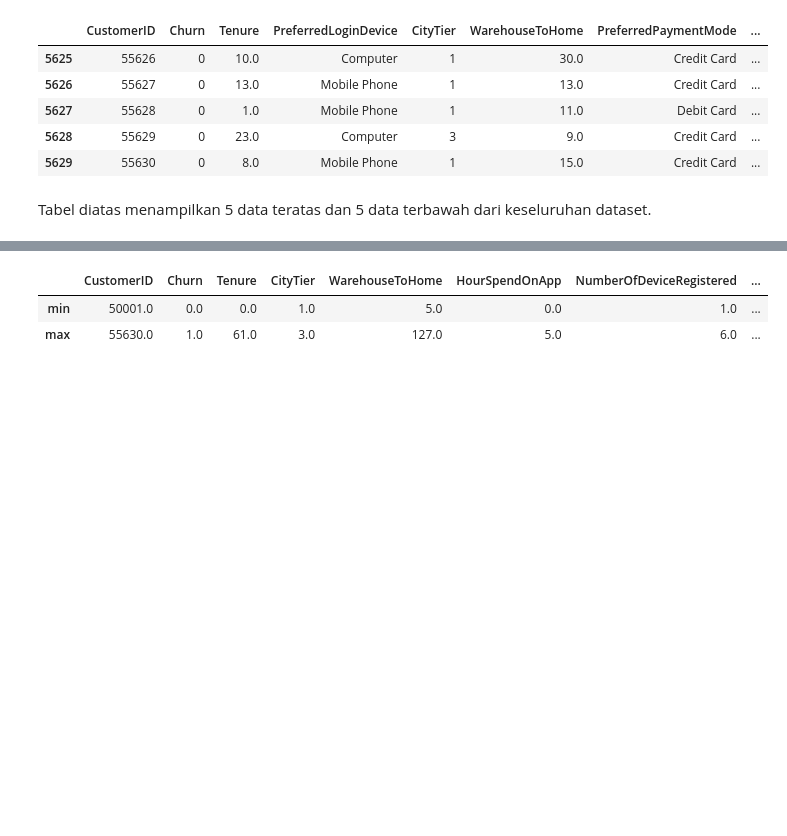
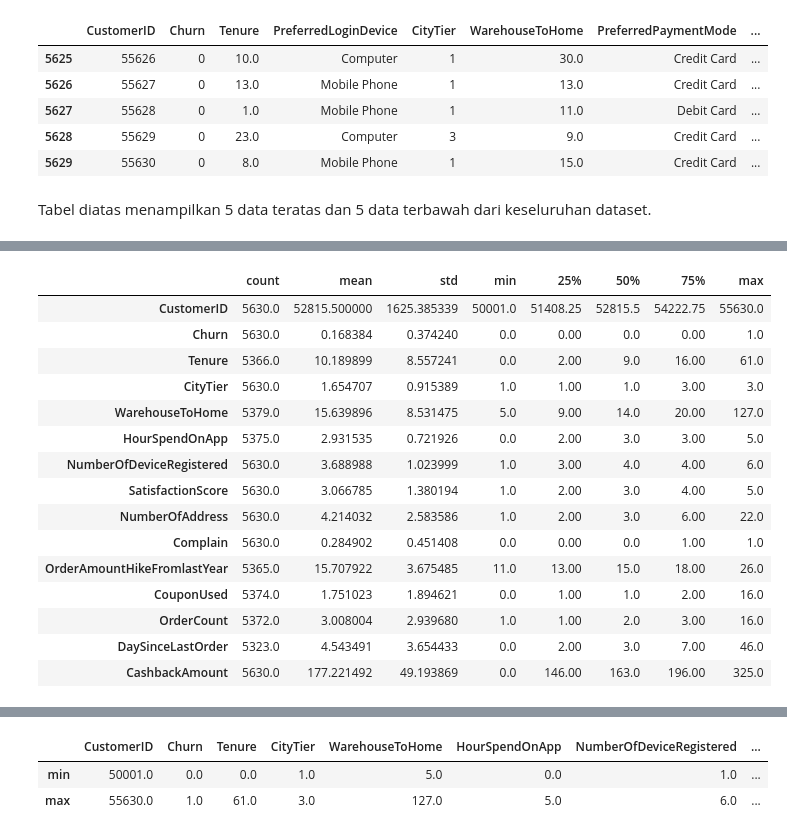
Before and after one commit to tasiamdln/E_Commerce_Churn_Analysis_ML, a Jupyter notebook: E_Commerce_Churn_Classification_and_Data_Analysis.ipynb, the cells around one changed output, grey strips where cells are left out. Drawn from its saved outputs; the diff is of its cells as text; code cells hidden in the pictures; blank space fills up the shorter version.

```diff
--- a/E_Commerce_Churn_Classification_and_Data_Analysis.ipynb
+++ b/E_Commerce_Churn_Classification_and_Data_Analysis.ipynb
@@ -131,0 +137,20 @@ memory usage: 879.8+ KB
+# %%
+# statistik deskriptif (numerik) dataset kita
+df.describe().T
+# %% [output]
+|  | count | mean | std | min | 25% | 50% | 75% | max |
+| CustomerID | 5630.0 | 52815.500000 | 1625.385339 | 50001.0 | 51408.25 | 52815.5 | 54222.75 | 55630.0 |
+| Churn | 5630.0 | 0.168384 | 0.374240 | 0.0 | 0.00 | 0.0 | 0.00 | 1.0 |
+| Tenure | 5366.0 | 10.189899 | 8.557241 | 0.0 | 2.00 | 9.0 | 16.00 | 61.0 |
+| CityTier | 5630.0 | 1.654707 | 0.915389 | 1.0 | 1.00 | 1.0 | 3.00 | 3.0 |
+| WarehouseToHome | 5379.0 | 15.639896 | 8.531475 | 5.0 | 9.00 | 14.0 | 20.00 | 127.0 |
+| HourSpendOnApp | 5375.0 | 2.931535 | 0.721926 | 0.0 | 2.00 | 3.0 | 3.00 | 5.0 |
+| NumberOfDeviceRegistered | 5630.0 | 3.688988 | 1.023999 | 1.0 | 3.00 | 4.0 | 4.00 | 6.0 |
+| SatisfactionScore | 5630.0 | 3.066785 | 1.380194 | 1.0 | 2.00 | 3.0 | 4.00 | 5.0 |
+| NumberOfAddress | 5630.0 | 4.214032 | 2.583586 | 1.0 | 2.00 | 3.0 | 6.00 | 22.0 |
+| Complain | 5630.0 | 0.284902 | 0.451408 | 0.0 | 0.00 | 0.0 | 1.00 | 1.0 |
+| OrderAmountHikeFromlastYear | 5365.0 | 15.707922 | 3.675485 | 11.0 | 13.00 | 15.0 | 18.00 | 26.0 |
+| CouponUsed | 5374.0 | 1.751023 | 1.894621 | 0.0 | 1.00 | 1.0 | 2.00 | 16.0 |
+| OrderCount | 5372.0 | 3.008004 | 2.939680 | 1.0 | 1.00 | 2.0 | 3.00 | 16.0 |
+| DaySinceLastOrder | 5323.0 | 4.543491 | 3.654433 | 0.0 | 2.00 | 3.0 | 7.00 | 46.0 |
+| CashbackAmount | 5630.0 | 177.221492 | 49.193869 | 0.0 | 146.00 | 163.0 | 196.00 | 325.0 |
```
Also changed, not shown: parts of 21 cells of this notebook.
